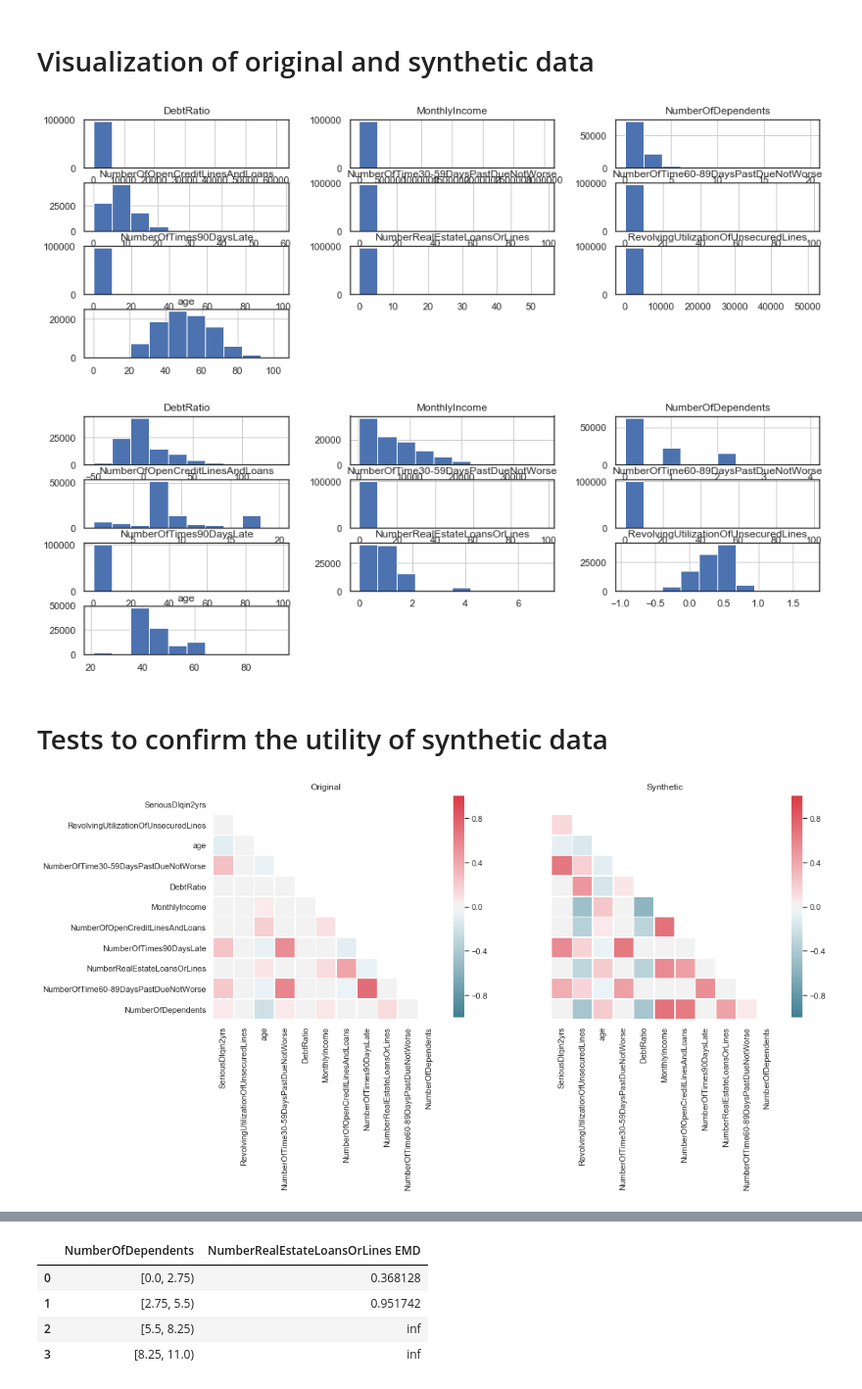
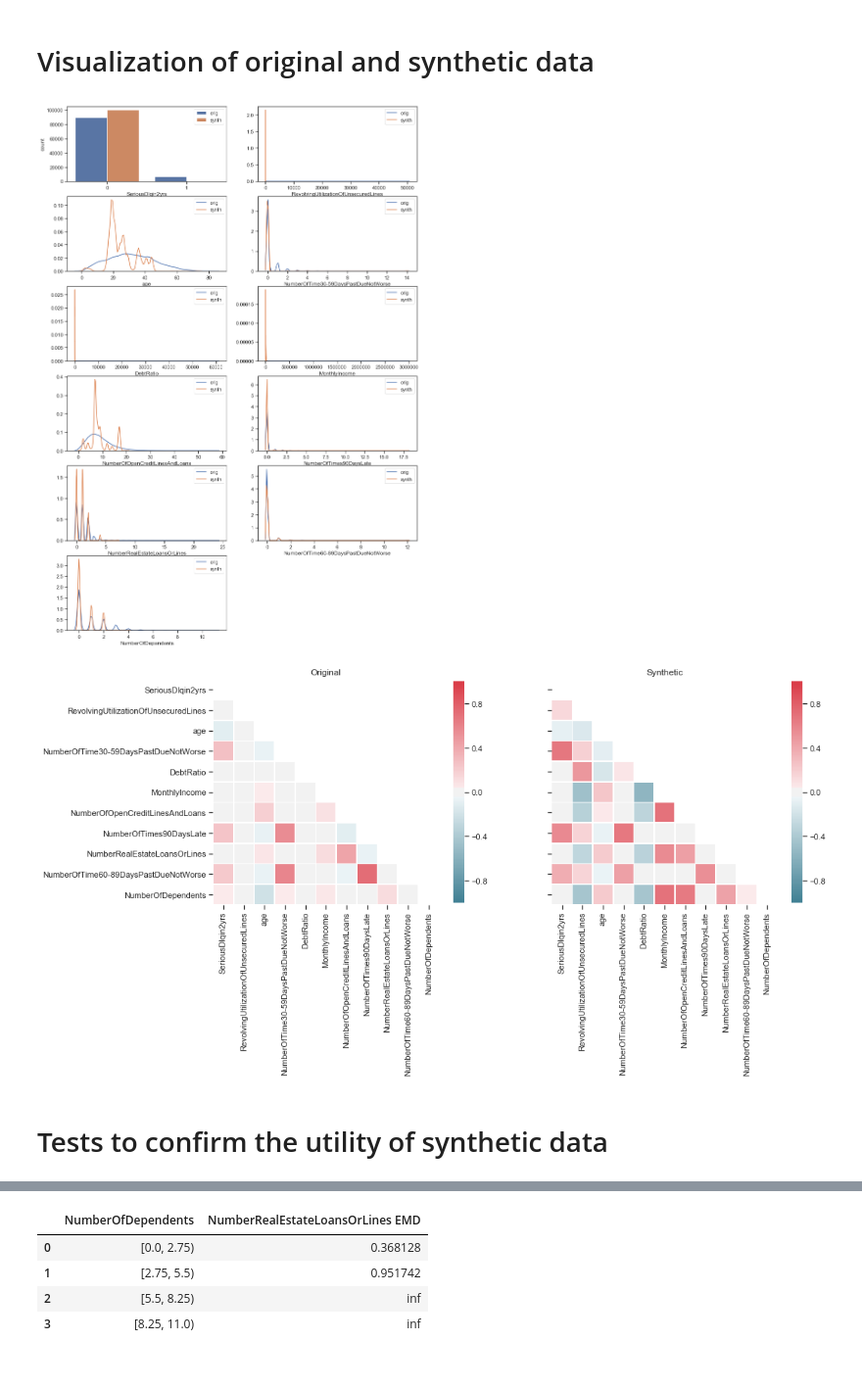
Before and after one commit to synthesized-io/insight, a Jupyter notebook: examples/james.ipynb, the cells around one changed output, grey strips where cells are left out. Shown at 98% size. Drawn from its saved outputs; the diff is of its cells as text; code cells hidden in the pictures.

Commit message:
Add `show_distributions` function

```diff
--- a/examples/james.ipynb
+++ b/examples/james.ipynb
@@ -98,33 +98,23 @@ data.head(5)
 | 44650 | 1 | 0.950586 | 41 | 2 | 0.321115 | 11266.0 | ... |
 | 97475 | 0 | 0.362873 | 56 | 0 | 0.426120 | 8100.0 | ... |
 | 27331 | 0 | 1.015698 | 39 | 1 | 0.241451 | 3362.0 | ... |
-# %%
-data = data.astype(synthesized.dtypes)
-# %%
-test = data.astype(synthesized.dtypes)
 # %% [markdown]
 # Visualization of original and synthetic data
-# %%
-data.hist(figsize=(15,5))
-None
-# %% [output]
-[figure, removed]
-# %%
-synthesized.hist(figsize=(15,5))
-None
-# %% [output]
-[figure, removed]
-# %% [markdown]
-# Tests to confirm the utility of synthetic data
 # %%
 from synthesized.testing import UtilityTesting, ColumnType
 from sklearn.tree import DecisionTreeClassifier, DecisionTreeRegressor
 # %%
 testing = UtilityTesting(synthesizer, data, test, synthesized)
+# %%
+testing.show_distributions()
+# %% [output]
+[figure, added]
 # %%
 testing.show_corr_matrices()
 # %% [output]
-[figure, old version]
+[figure, new version]
+# %% [markdown]
+# Tests to confirm the utility of synthetic data
 # %%
 testing.estimate_utility(classifier=DecisionTreeClassifier(), regressor=DecisionTreeRegressor())
 # %% [output]
```
Also changed, not shown: 1 other file.
